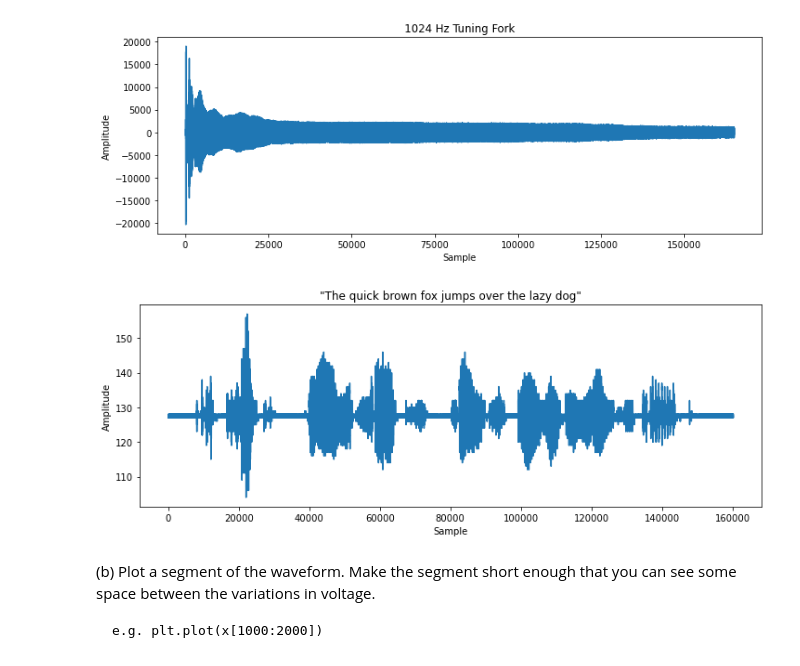
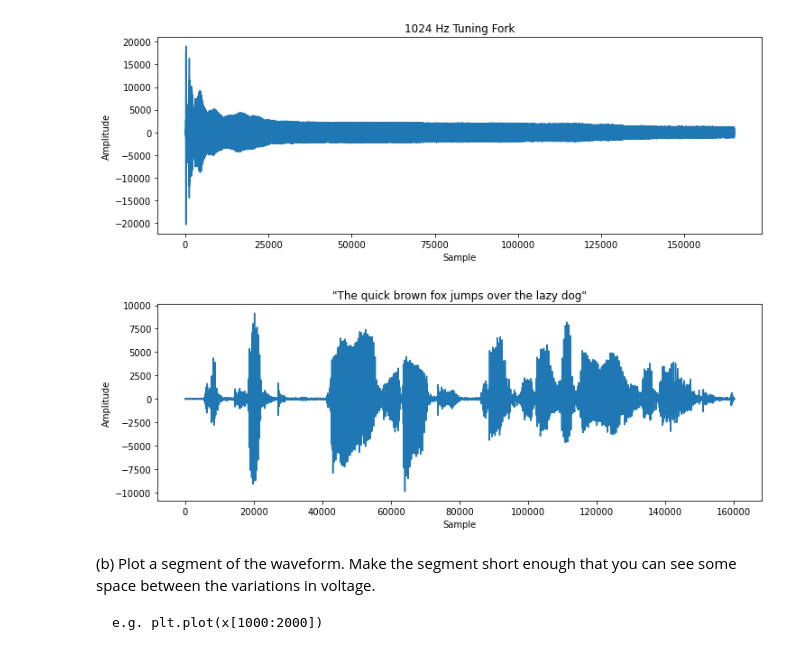
Before and after one commit to dcollie/P3700-SignalProcessing, a Jupyter notebook: P3700_Lab1_Collie.ipynb, the cells around one changed output. Saved outputs shown, nothing was run; the diff lists cells and outputs as text; code cells hidden in the pictures.

```diff
--- a/P3700_Lab1_Collie.ipynb
+++ b/P3700_Lab1_Collie.ipynb
@@ -261,15 +269,15 @@ plt.show()
 [figure]
 # %%
 fs_quick, data_quick = wavfile.read('TheQuick.wav') #fs is the sampling rate
-x_quick = data[:,0] # Left Channel
+#x_quick = data_quick[:,0] # Left Channel
 plt.figure(figsize=(12,4))
-plt.plot(x_quick)
+plt.plot(data_quick)
 plt.xlabel("Sample")
 plt.ylabel("Amplitude")
 plt.title('"The quick brown fox jumps over the lazy dog"')
 plt.show()
 # %% [output]
-[figure, old version]
+[figure, new version]
 # %% [markdown]
 (b) Plot a segment of the waveform. Make the segment short enough that you can see some space between the variations in voltage.
 
```
Also changed, not shown: parts of 42 cells of this notebook, 17 other files.
